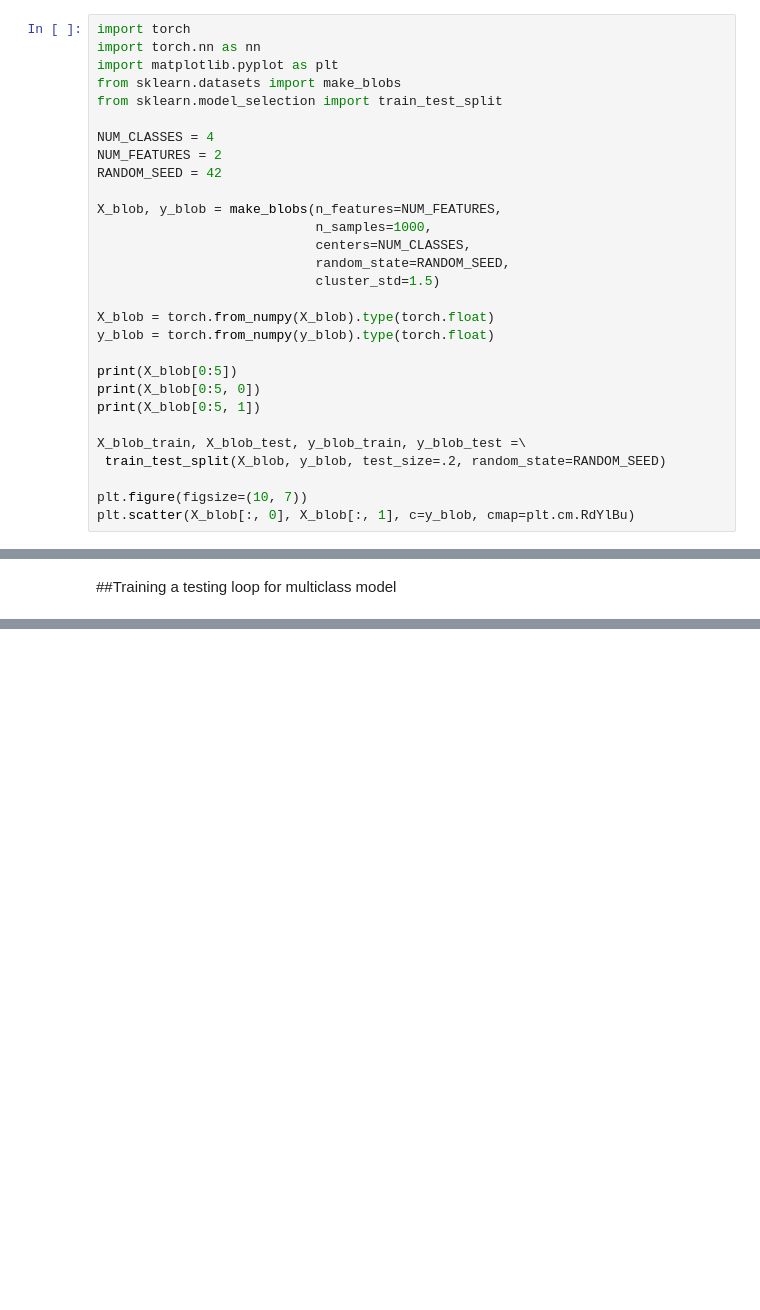
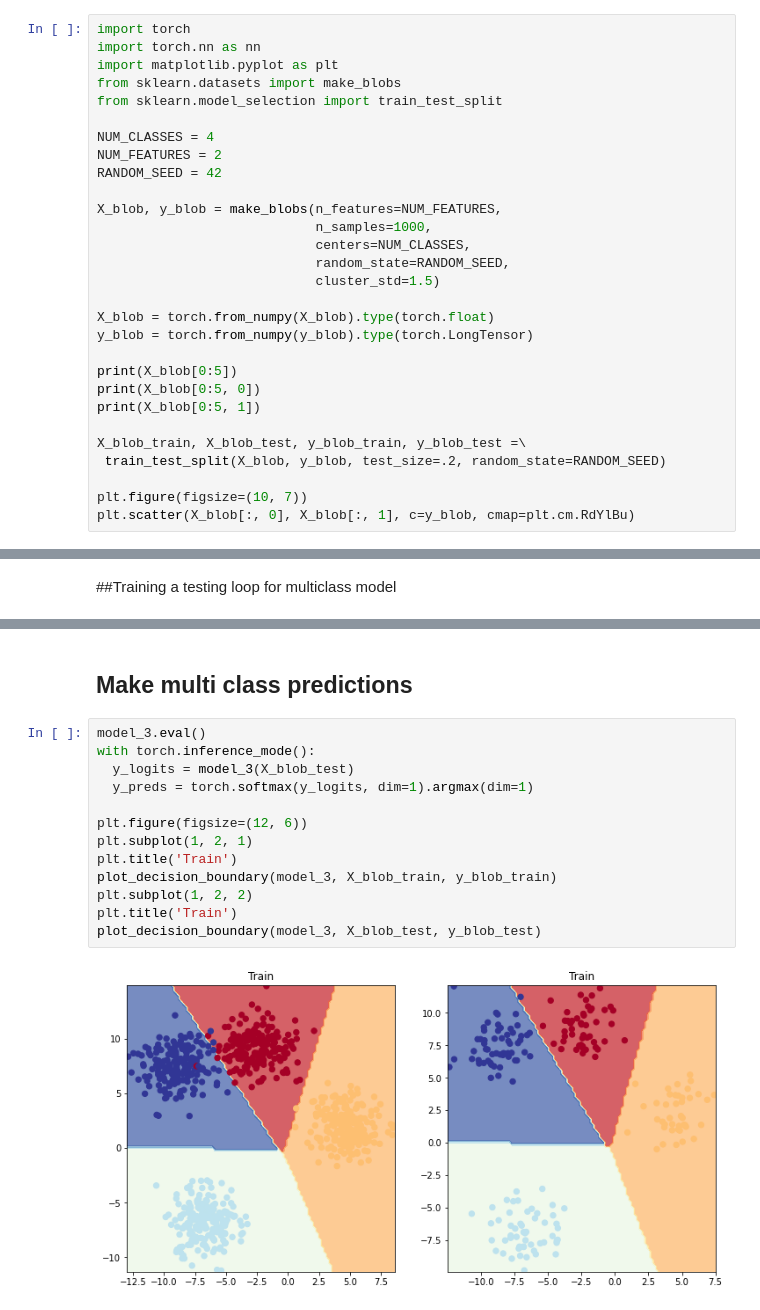
Before and after one commit to ashbyp/mltorch, a Jupyter notebook: colab/pytorch_classification.ipynb, the cells around one changed output, grey strips where cells are left out. Drawn from its saved outputs; the diff is of its cells as text; blank space fills up the shorter version.

```diff
--- a/colab/pytorch_classification.ipynb
+++ b/colab/pytorch_classification.ipynb
@@ -438,7 +438,7 @@ X_blob, y_blob = make_blobs(n_features=NUM_FEATURES,
                             cluster_std=1.5)
 
 X_blob = torch.from_numpy(X_blob).type(torch.float)
-y_blob = torch.from_numpy(y_blob).type(torch.float)
+y_blob = torch.from_numpy(y_blob).type(torch.LongTensor)
 
 print(X_blob[0:5])
 print(X_blob[0:5, 0])
@@ -518,0 +584,17 @@ tensor(1, device='cuda:0')
+# %% [markdown]
+## Make multi class predictions
+# %%
+model_3.eval()
+with torch.inference_mode():
+  y_logits = model_3(X_blob_test)
+  y_preds = torch.softmax(y_logits, dim=1).argmax(dim=1)
+
+plt.figure(figsize=(12, 6))
+plt.subplot(1, 2, 1)
+plt.title('Train')
+plot_decision_boundary(model_3, X_blob_train, y_blob_train)
+plt.subplot(1, 2, 2)
+plt.title('Train')
+plot_decision_boundary(model_3, X_blob_test, y_blob_test)
+# %% [output]
+[figure, added]
```
Also changed, not shown: parts of 11 cells of this notebook.
